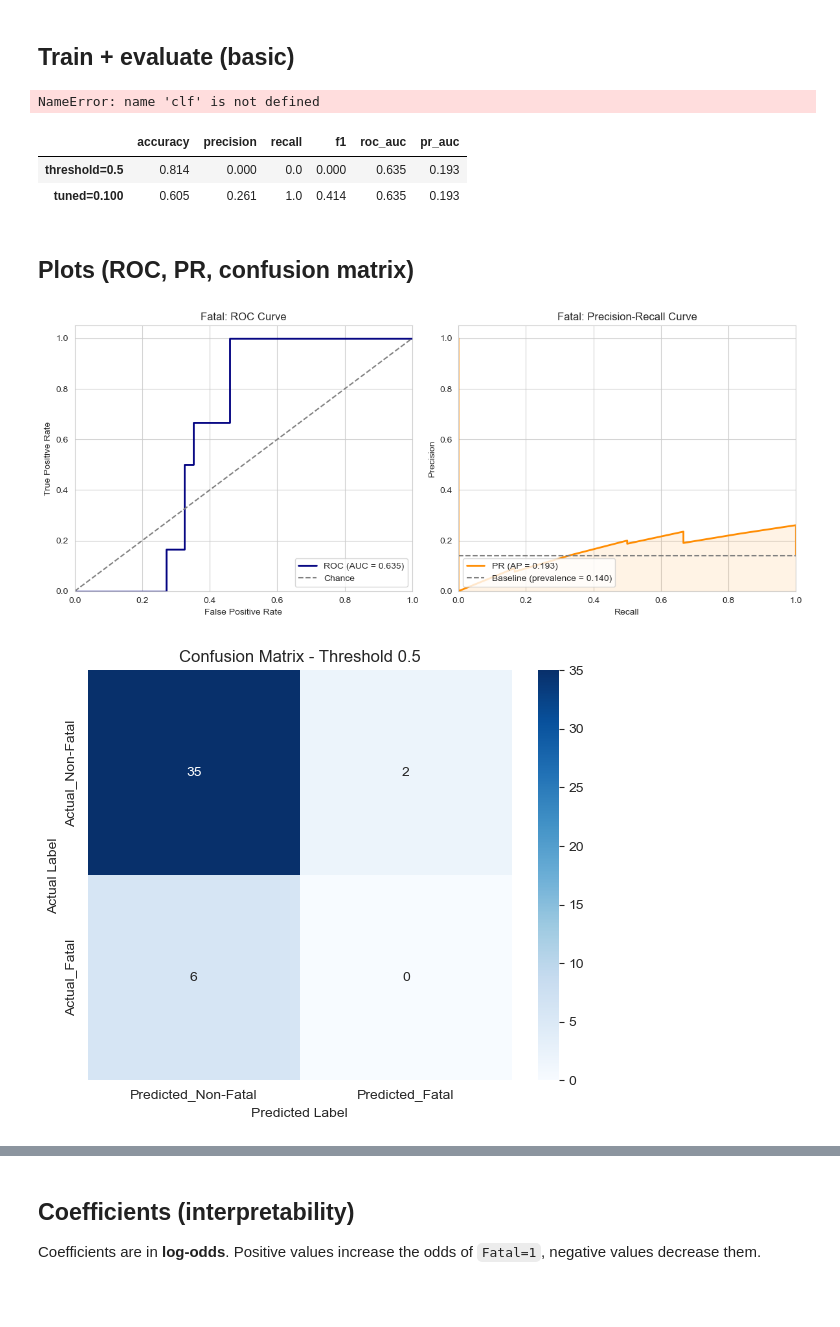
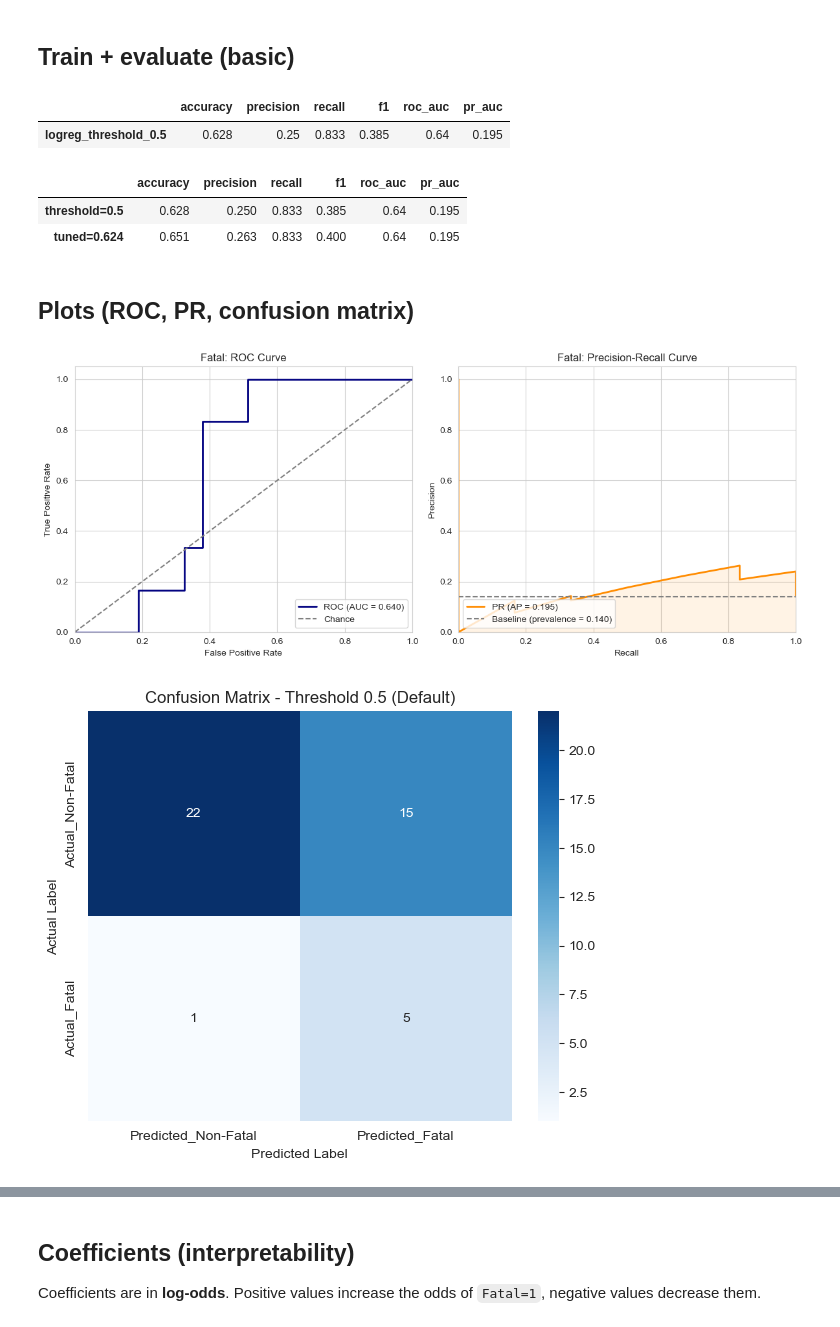
Before and after one commit to michael-vella/ics5110-assignment, a Jupyter notebook: notebooks/final/3d_logistic_regression__PAUL_SAID.ipynb, the cells around one changed output, grey strips where cells are left out. Saved outputs shown, nothing was run; the diff lists cells and outputs as text; code cells hidden in the pictures; blank space fills up the shorter version.

```diff
--- a/notebooks/final/3d_logistic_regression__PAUL_SAID.ipynb
+++ b/notebooks/final/3d_logistic_regression__PAUL_SAID.ipynb
@@ -169,7 +169,7 @@ preprocessor = ColumnTransformer(
 # Create full pipeline with logistic regression
 clf = Pipeline([
     ("preprocess", preprocessor),
-    ("model", LogisticRegression(max_iter=1000, random_state=RANDOM_STATE))
+    ("model", LogisticRegression(class_weight="balanced", solver="liblinear", max_iter=5000, random_state=RANDOM_STATE))
 ])
 # %%
 # Fit basic logistic regression
@@ -177,7 +177,7 @@ clf.fit(X_train, y_train)
 
 # Test-set probabilities and predictions (default threshold 0.5)
 test_proba = clf.predict_proba(X_test)[:, 1]
-y_pred = clf.predict(X_test)
+y_pred = (test_proba >= 0.5).astype(int)  # explicit 0.5 threshold
 
 metrics = {
     "accuracy": accuracy_score(y_test, y_pred),
@@ -188,9 +188,10 @@ metrics = {
     "pr_auc": average_precision_score(y_test, test_proba),
 }
 
-pd.DataFrame(metrics, index=["logreg_default"]).round(3)
+pd.DataFrame(metrics, index=["logreg_threshold_0.5"]).round(3)
 # %% [output]
-NameError: name 'clf' is not defined
+|  | accuracy | precision | recall | f1 | roc_auc | pr_auc |
+| logreg_threshold_0.5 | 0.628 | 0.25 | 0.833 | 0.385 | 0.64 | 0.195 |
 # %%
 # Tuned threshold (pick the threshold that maximizes F1 on the test PR curve)
 prec, rec, thr = precision_recall_curve(y_test, test_proba)
@@ -212,8 +213,8 @@ tuned_metrics = {
 pd.DataFrame([metrics, tuned_metrics], index=["threshold=0.5", f"tuned={tuned_threshold:.3f}"]).round(3)
 # %% [output]
 |  | accuracy | precision | recall | f1 | roc_auc | pr_auc |
-| threshold=0.5 | 0.814 | 0.000 | 0.0 | 0.000 | 0.635 | 0.193 |
-| tuned=0.100 | 0.605 | 0.261 | 1.0 | 0.414 | 0.635 | 0.193 |
+| threshold=0.5 | 0.628 | 0.250 | 0.833 | 0.385 | 0.64 | 0.195 |
+| tuned=0.624 | 0.651 | 0.263 | 0.833 | 0.400 | 0.64 | 0.195 |
 # %% [markdown]
 ## Plots (ROC, PR, confusion matrix)
 # %%
@@ -256,33 +257,33 @@ plt.show()
 cm_default = confusion_matrix(y_test, y_pred)
 cm_matrix_default = pd.DataFrame(
     cm_default,
     index=['Actual_Non-Fatal','Actual_Fatal'],
     columns=['Predicted_Non-Fatal','Predicted_Fatal']
  )
 
 fig, ax = plt.subplots(figsize=(6, 5))
 sns.heatmap(cm_matrix_default, annot=True, fmt='d', cmap='Blues', ax=ax)
 plt.xlabel('Predicted Label')
 plt.ylabel('Actual Label')
-plt.title('Confusion Matrix - Threshold 0.5')
+plt.title('Confusion Matrix - Threshold 0.5 (Default)')
 plt.tight_layout()
 plt.show()
 
 # Confusion matrix at tuned threshold
 cm_tuned = confusion_matrix(y_test, tuned_pred)
 cm_matrix_tuned = pd.DataFrame(
     cm_tuned,
     index=['Actual_Non-Fatal','Actual_Fatal'],
     columns=['Predicted_Non-Fatal','Predicted_Fatal']
  )
 
 fig, ax = plt.subplots(figsize=(6, 5))
 sns.heatmap(cm_matrix_tuned, annot=True, fmt='d', cmap='Blues', ax=ax)
 plt.xlabel('Predicted Label')
 plt.ylabel('Actual Label')
 plt.title(f'Confusion Matrix - Tuned Threshold ({tuned_threshold:.3f})')
 plt.tight_layout()
 plt.show()
 # %% [output]
-[figure, old version]
+[figure, new version]
-[figure, old version]
+[figure, new version]
```
Also changed, not shown: parts of 2 cells of this notebook.
